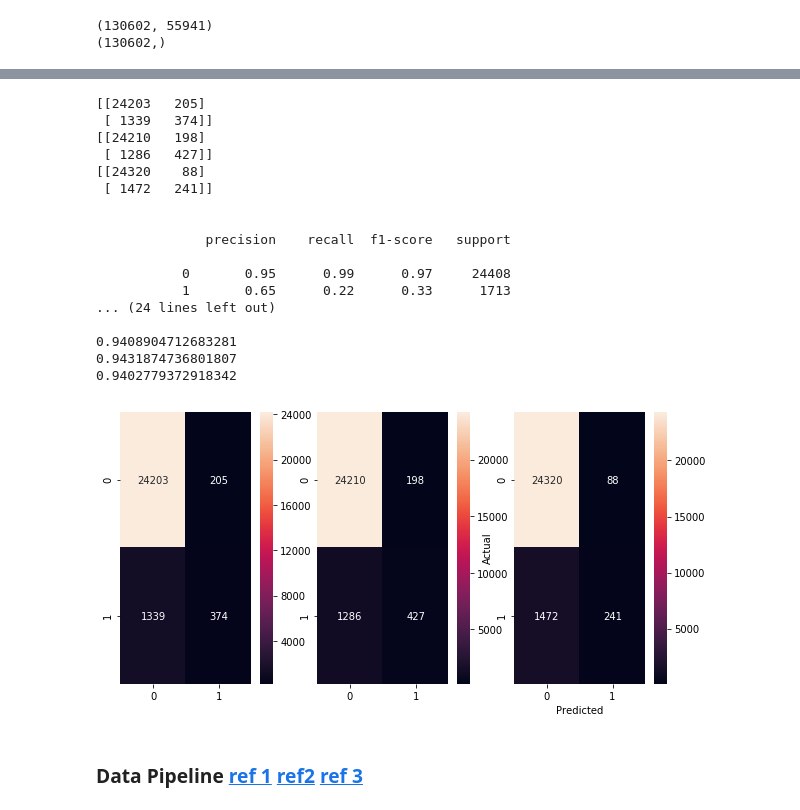
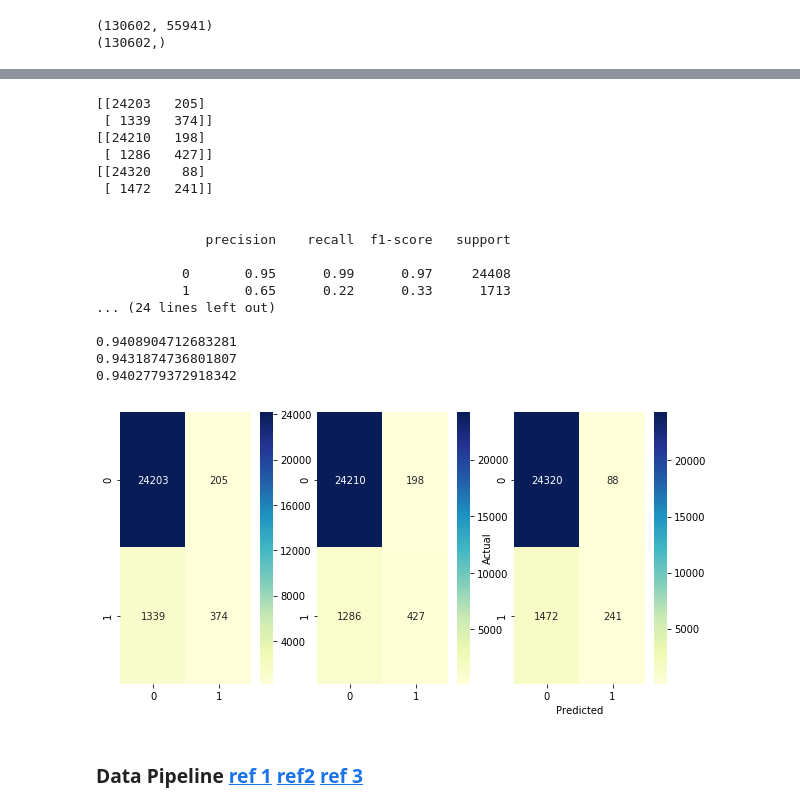
Before and after one commit to yungnien/Springboard, a Jupyter notebook: capstone/Data Wrangling.ipynb, the cells around one changed output, grey strips where cells are left out. Cells and saved outputs as stored; diff of their text form; code cells hidden in the pictures.

```diff
--- a/capstone/Data Wrangling.ipynb
+++ b/capstone/Data Wrangling.ipynb
@@ -602,37 +693,37 @@ print(classification_report(y_test,y_pred1))
 print(classification_report(y_test,y_pred2))
 print(classification_report(y_test,y_pred3))
 print('\n')
 print(accuracy_score(y_test, y_pred1))
 print(accuracy_score(y_test, y_pred2))
 print(accuracy_score(y_test, y_pred3))
 print('\n')
 
 fig, axes = plt.subplots(1, 3, figsize=(10, 5), sharex=True)
-sns.heatmap(conf_mat1, annot=True, fmt='d', ax=axes[0])
-sns.heatmap(conf_mat2, annot=True, fmt='d', ax=axes[1])
-sns.heatmap(conf_mat3, annot=True, fmt='d', ax=axes[2])
+sns.heatmap(conf_mat1, annot=True, fmt='d', cmap="YlGnBu", ax=axes[0])
+sns.heatmap(conf_mat2, annot=True, fmt='d', cmap="YlGnBu", ax=axes[1])
+sns.heatmap(conf_mat3, annot=True, fmt='d', cmap="YlGnBu", ax=axes[2])
 plt.ylabel('Actual')
 plt.xlabel('Predicted')
 plt.show()
 # %% [output]
 [[24203   205]
  [ 1339   374]]
 [[24210   198]
  [ 1286   427]]
 [[24320    88]
  [ 1472   241]]
 
 
               precision    recall  f1-score   support
 
            0       0.95      0.99      0.97     24408
            1       0.65      0.22      0.33      1713
 ... (24 lines left out)
 
 0.9408904712683281
 0.9431874736801807
 0.9402779372918342
-[figure, old version]
+[figure, new version]
 # %% [markdown]
 ### Data Pipeline  [ref 1](https://www.kaggle.com/dilip990/spam-ham-detection-using-naive-bayes-classifier) [ref2](https://gist.github.com/amberjrivera/8c5c145516f5a2e894681e16a8095b5c) [ref 3](http://carrefax.com/articles-blog/2018/3/11/using-scikit-learn-to-classify-your-own-text-data-the-short-version)
 # %%
```
Also changed, not shown: parts of 55 cells of this notebook.
